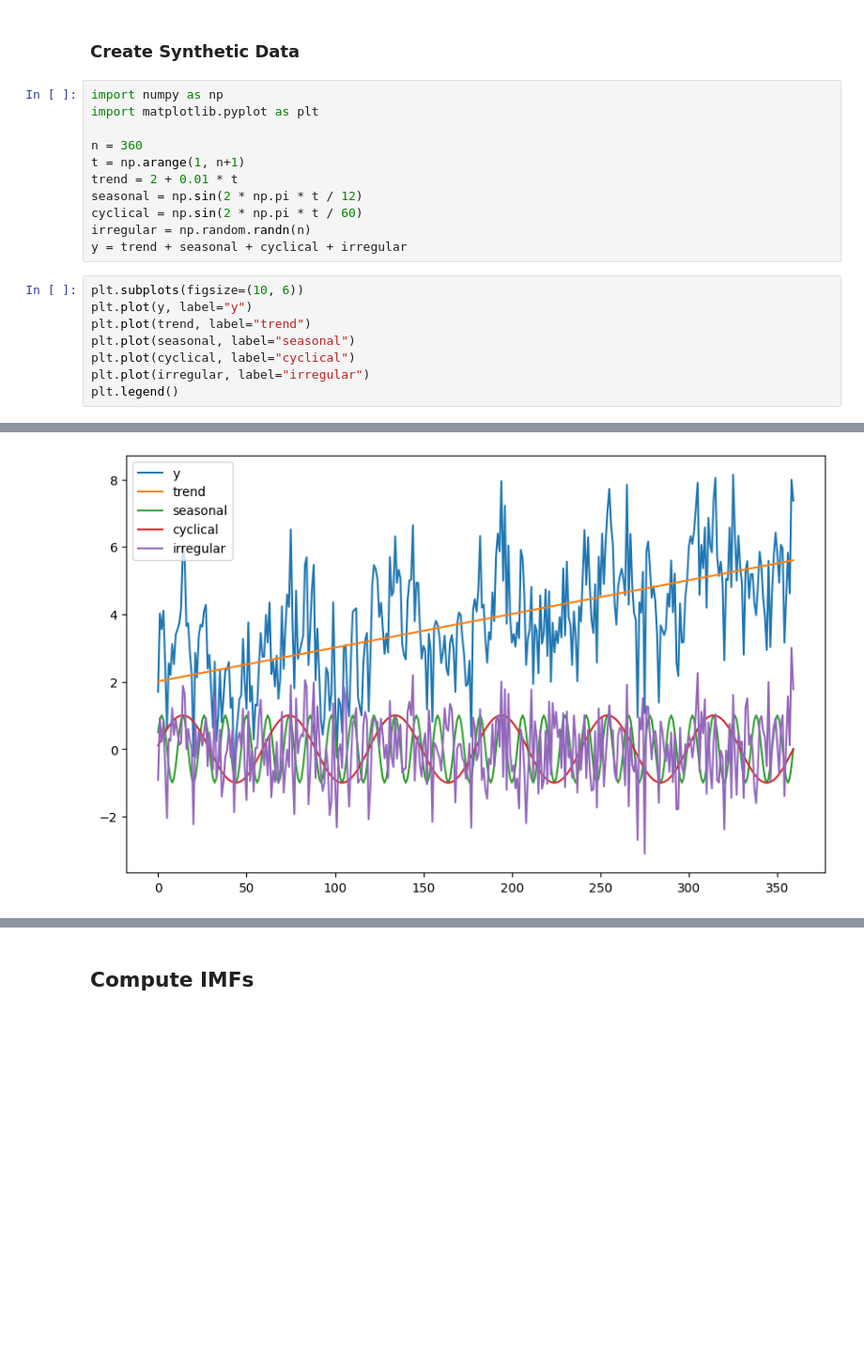
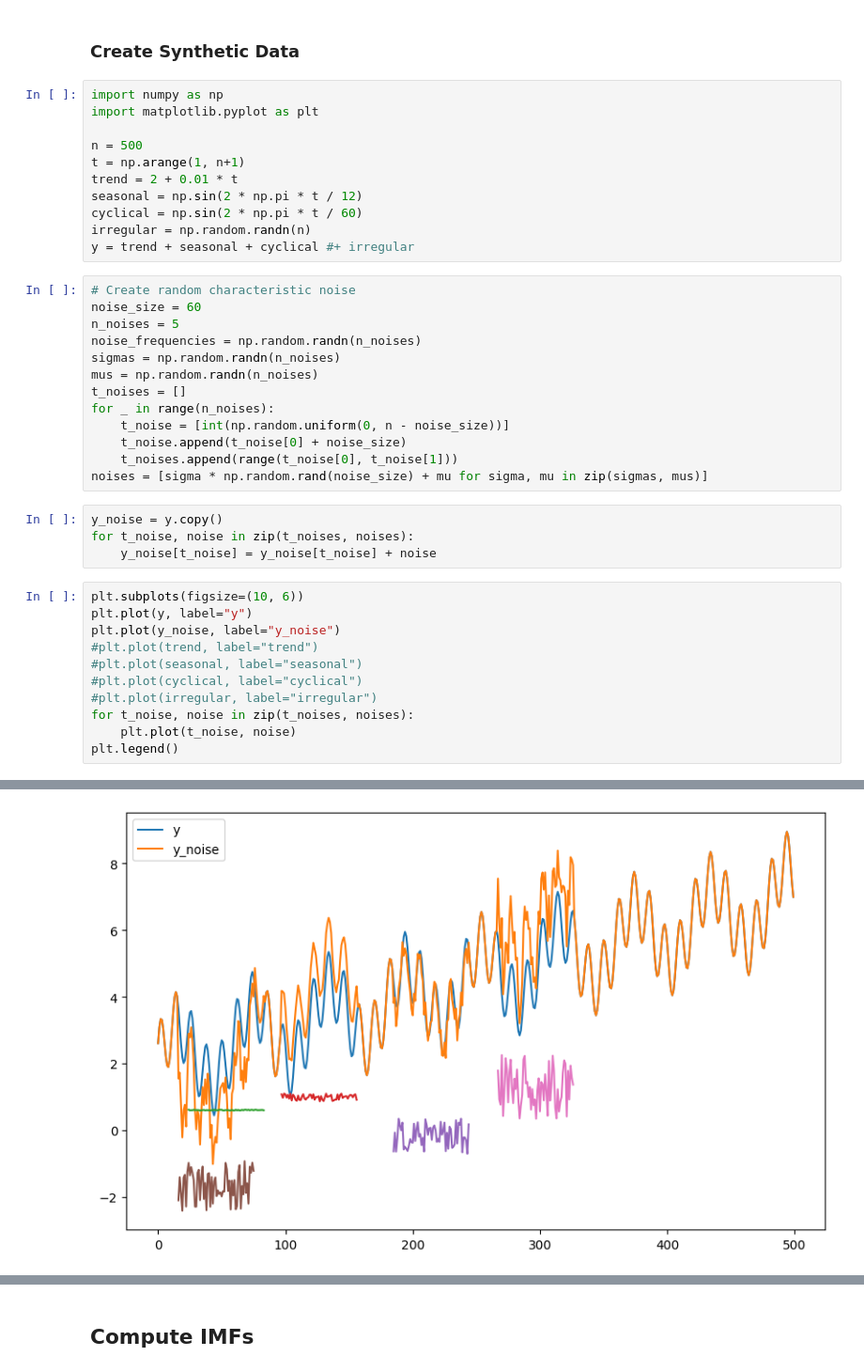
Before and after one commit to emilhaugstvedt/sparsity, a Jupyter notebook: pre_thesis/feature_extraction_drilling/feature_extraction_synthetic.ipynb, the cells around one changed output, grey strips where cells are left out. Shown at 94% size. Saved outputs shown, nothing was run; the diff lists cells and outputs as text; blank space fills up the shorter version.

```diff
--- a/pre_thesis/feature_extraction_drilling/feature_extraction_synthetic.ipynb
+++ b/pre_thesis/feature_extraction_drilling/feature_extraction_synthetic.ipynb
@@ -14,21 +14,41 @@ Approach:
 import numpy as np
 import matplotlib.pyplot as plt
 
-n = 360
+n = 500
 t = np.arange(1, n+1)
 trend = 2 + 0.01 * t
 seasonal = np.sin(2 * np.pi * t / 12)
 cyclical = np.sin(2 * np.pi * t / 60)
 irregular = np.random.randn(n)
-y = trend + seasonal + cyclical + irregular
+y = trend + seasonal + cyclical #+ irregular
+# %%
+# Create random characteristic noise
+noise_size = 60
+n_noises = 5
+noise_frequencies = np.random.randn(n_noises)
+sigmas = np.random.randn(n_noises)
+mus = np.random.randn(n_noises)
+t_noises = []
+for _ in range(n_noises):
+    t_noise = [int(np.random.uniform(0, n - noise_size))]
+    t_noise.append(t_noise[0] + noise_size)
+    t_noises.append(range(t_noise[0], t_noise[1]))
+noises = [sigma * np.random.rand(noise_size) + mu for sigma, mu in zip(sigmas, mus)]
+# %%
+y_noise = y.copy()
+for t_noise, noise in zip(t_noises, noises):
+    y_noise[t_noise] = y_noise[t_noise] + noise
 # %%
 plt.subplots(figsize=(10, 6))
 plt.plot(y, label="y")
-plt.plot(trend, label="trend")
-plt.plot(seasonal, label="seasonal")
-plt.plot(cyclical, label="cyclical")
-plt.plot(irregular, label="irregular")
+plt.plot(y_noise, label="y_noise")
+#plt.plot(trend, label="trend")
+#plt.plot(seasonal, label="seasonal")
+#plt.plot(cyclical, label="cyclical")
+#plt.plot(irregular, label="irregular")
+for t_noise, noise in zip(t_noises, noises):
+    plt.plot(t_noise, noise)
 plt.legend()
 # %% [output]
 <matplotlib.legend.Legend at 0x...>
-[figure, old version]
+[figure, new version]
```
Also changed, not shown: parts of 18 cells of this notebook.
